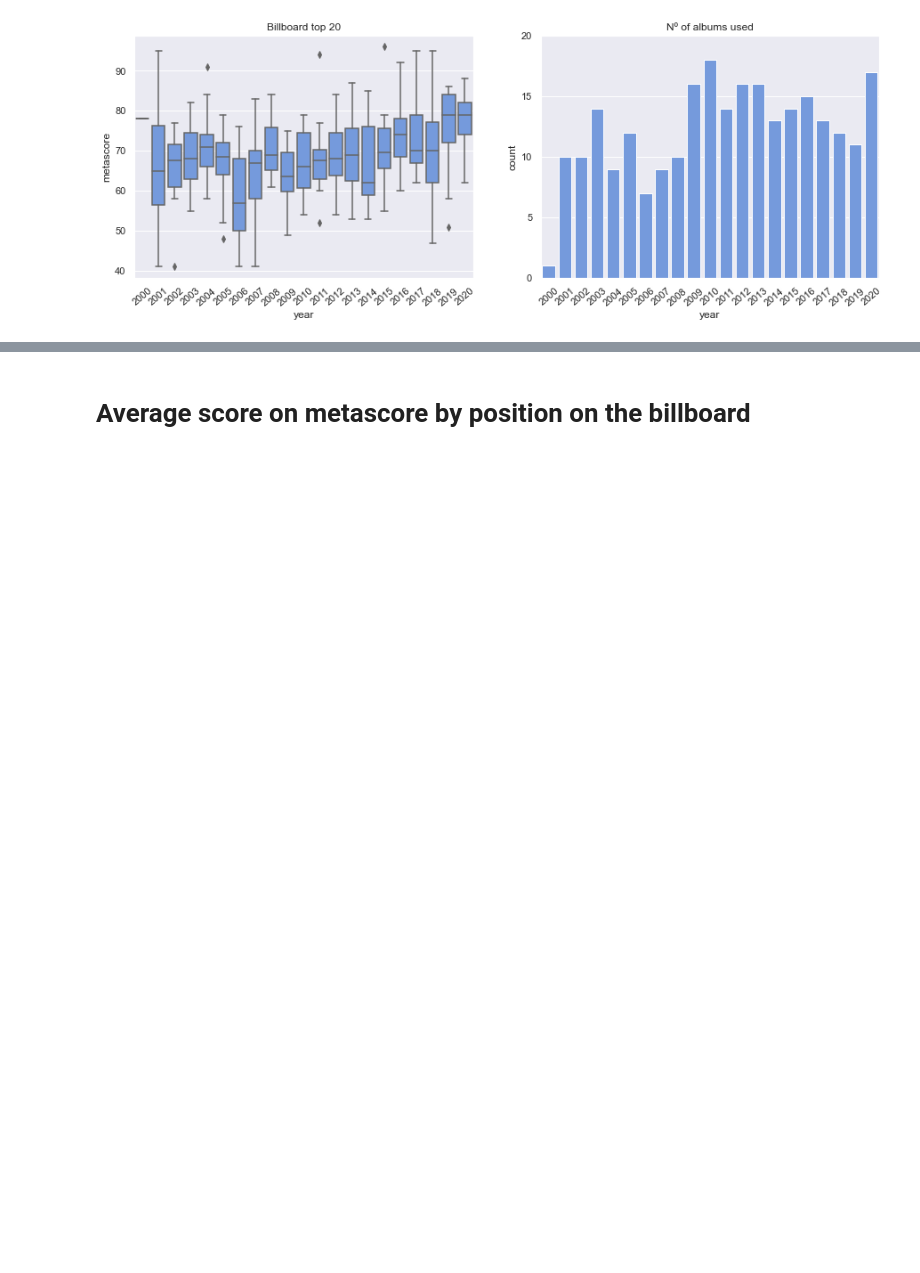
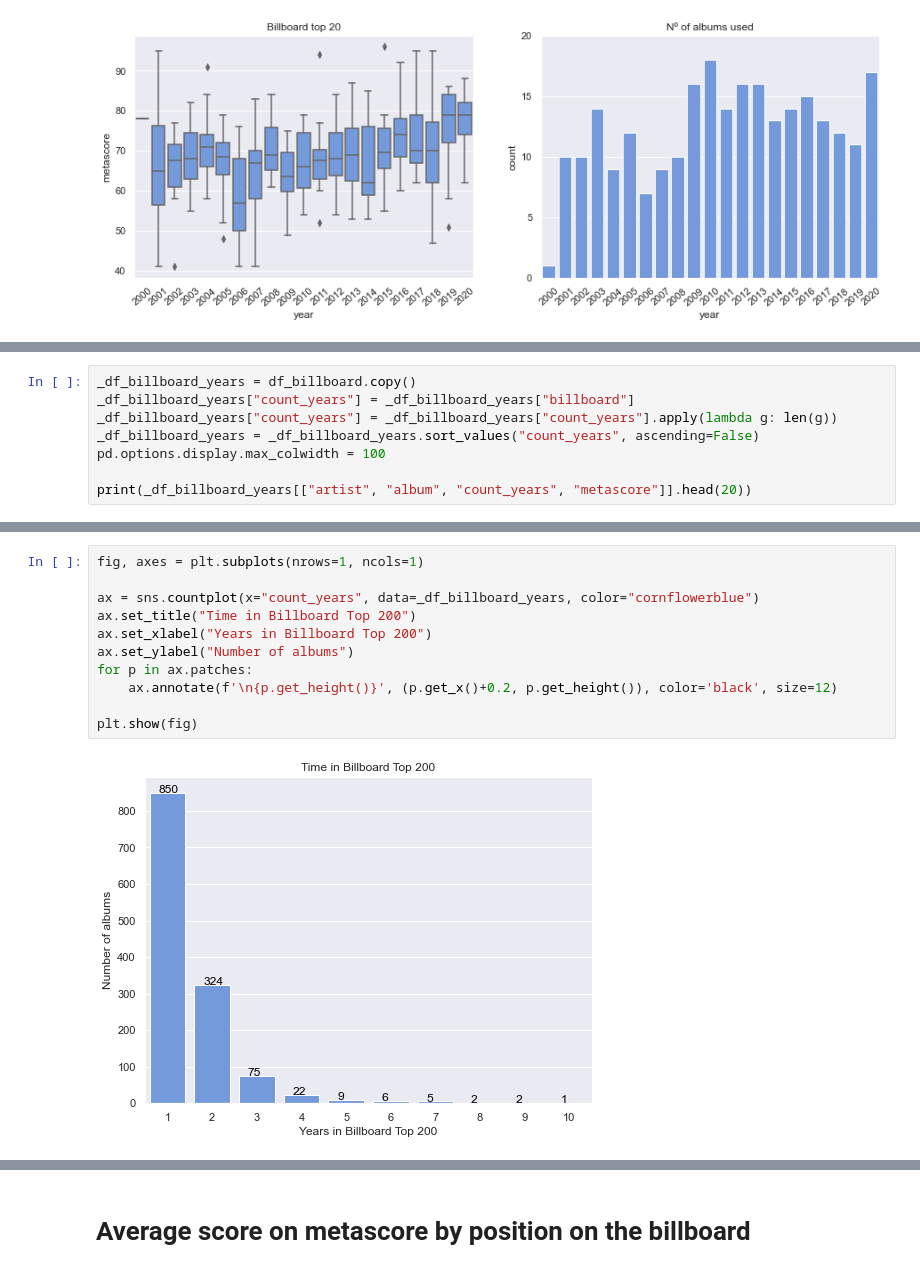
Before and after one commit to wainejr/CSB53, a Jupyter notebook: notebooks/graph_plots_joined_data.ipynb, the cells around one changed output, grey strips where cells are left out. Drawn from its saved outputs; the diff is of its cells as text; blank space fills up the shorter version.

Commit message:
Updated plots

```diff
--- a/notebooks/graph_plots_joined_data.ipynb
+++ b/notebooks/graph_plots_joined_data.ipynb
@@ -196,0 +199,8 @@ plt.show(fig)
+# %%
+_df_billboard_years = df_billboard.copy()
+_df_billboard_years["count_years"] = _df_billboard_years["billboard"]
+_df_billboard_years["count_years"] = _df_billboard_years["count_years"].apply(lambda g: len(g))
+_df_billboard_years = _df_billboard_years.sort_values("count_years", ascending=False)
+pd.options.display.max_colwidth = 100
+
+print(_df_billboard_years[["artist", "album", "count_years", "metascore"]].head(20))
@@ -196,0 +225,13 @@ plt.show(fig)
+# %%
+fig, axes = plt.subplots(nrows=1, ncols=1)
+
+ax = sns.countplot(x="count_years", data=_df_billboard_years, color="cornflowerblue")
+ax.set_title("Time in Billboard Top 200")
+ax.set_xlabel("Years in Billboard Top 200")
+ax.set_ylabel("Number of albums")
+for p in ax.patches:
+    ax.annotate(f'\n{p.get_height()}', (p.get_x()+0.2, p.get_height()), color='black', size=12)
+
+plt.show(fig)
+# %% [output]
+[figure, added]
```
Also changed, not shown: parts of 7 cells of this notebook.
